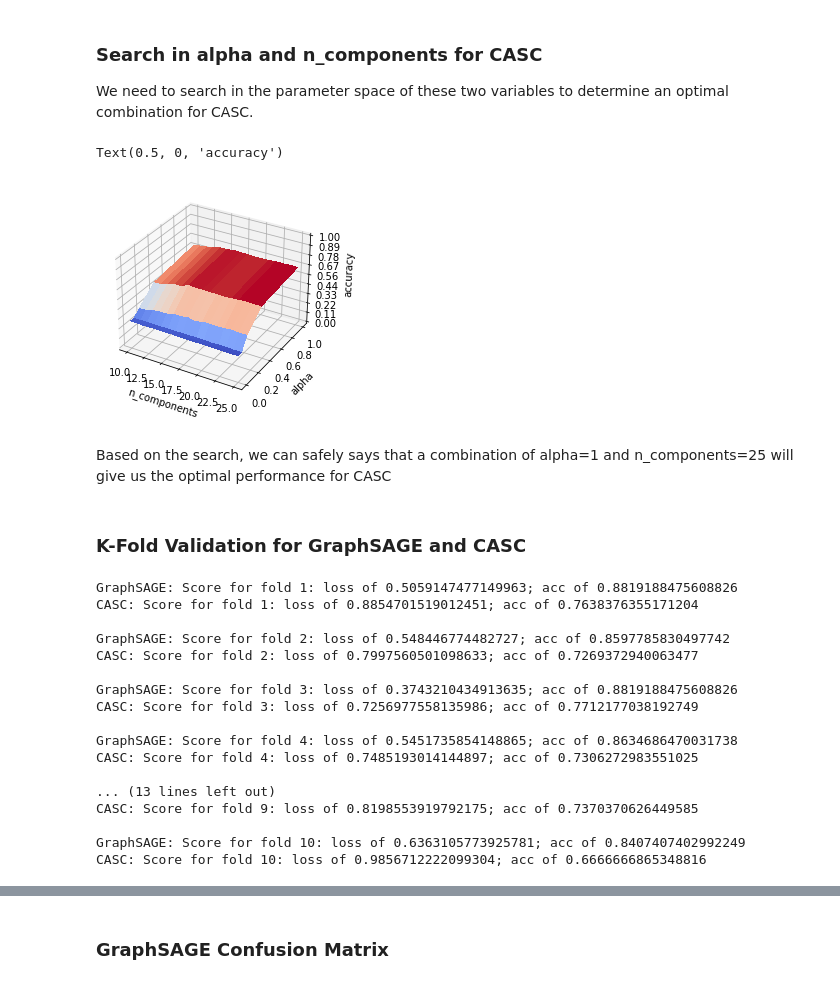
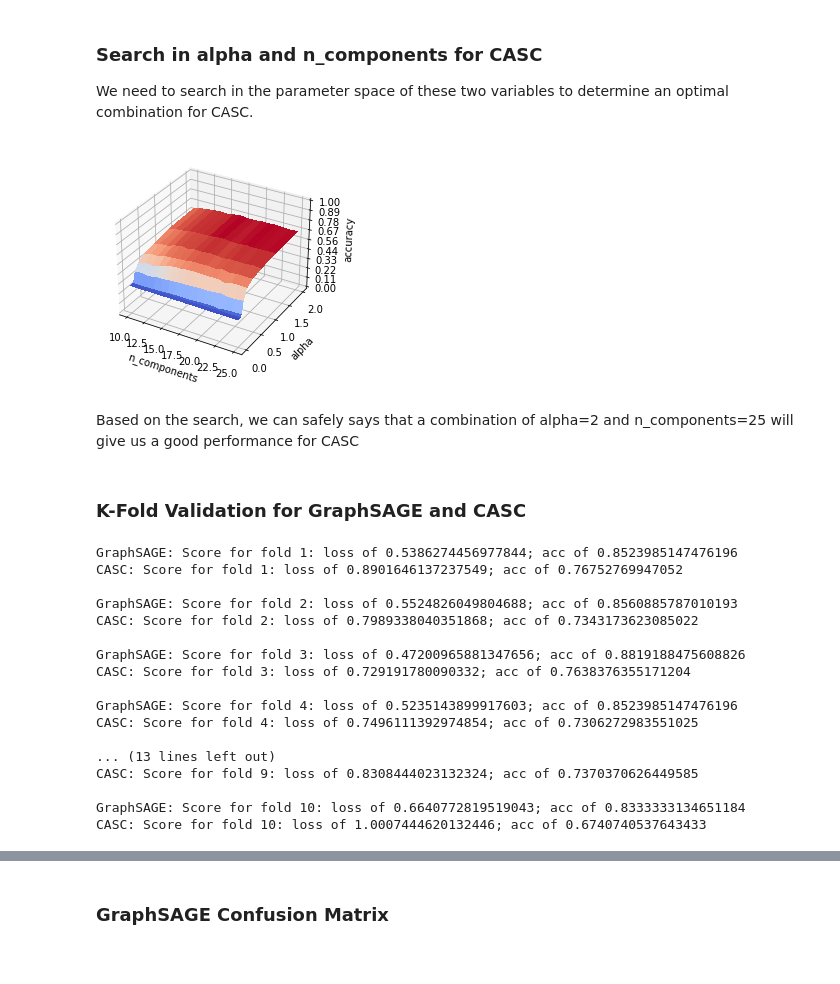
Before and after one commit to zeou1/blogs, a Jupyter notebook: _notebooks/2021-05-06-CASC-GraphSAGE.ipynb, the cells around one changed output, grey strips where cells are left out. Cells and saved outputs as stored; diff of their text form; code cells hidden in the pictures.

```diff
--- a/_notebooks/2021-05-06-CASC-GraphSAGE.ipynb
+++ b/_notebooks/2021-05-06-CASC-GraphSAGE.ipynb
@@ -45,3 +53,9 @@ G_SAGE, node_subjects_SAGE = dataset.load()
+# %%
+A = graspologic.utils.import_graph(G_SAGE.to_networkx())
+A = graspologic.utils.pass_to_ranks(A)
+X = G_SAGE.node_features()
+node_subjects_CASC = node_subjects_SAGE.reset_index()
+node_subjects_CASC = node_subjects_CASC['subject'].squeeze()
 # %% [markdown]
 ### Search in alpha and n_components for CASC
 
@@ -68,8 +82,8 @@ test_targets = target_encoding.transform(test_subjects)
 
 # Define the search range
 alpha_min=10e-5
-alpha_max=1
-alpha_num=10
+alpha_max=2
+alpha_num=20
 components_min=10
 components_max=25
 
@@ -79,44 +93,43 @@ components_range = range(components_min, components_max+1)
 
 test_loss = np.zeros((alpha_num, components_num))
 test_acc = np.zeros((alpha_num, components_num))
 
 for a, i in zip(alpha_range, range(0, alpha_num)):
+    case = CASE(alpha=a, assortative=True, n_components=components_max)
+    latents = case.fit_transform((A, X))
     for n, j in zip(components_range, range(0, components_num)):
-        case = CASE(alpha=a, assortative=True, n_components=n)
-        latents = case.fit_transform((A, X))
-        train_data = latents[train_subjects.index.values, :]
-        test_data = latents[test_subjects.index.values, :]
+        train_data = latents[train_subjects.index.values, 0:n]
+        test_data = latents[test_subjects.index.values, 0:n]
         model = Sequential(
             layers.Dense(units=train_targets.shape[1], activation="softmax")
         )
         model.compile(
             optimizer=optimizers.Adam(lr=0.03),
             loss=losses.categorical_crossentropy,
             metrics=["acc"],
         )
         model.fit(train_data, train_targets, epochs=50, verbose=0)
-        test_loss[i, j], test_acc[i, j] = model.evaluate(test_data,  test_targets,                  verbose=0)
+        test_loss[i, j], test_acc[i, j] = model.evaluate(test_data,  test_targets, verbose=0)
 
 components_range, alpha_range = np.meshgrid(components_range, alpha_range)
 fig = plt.figure()
 ax = plt.axes(projection='3d')
 
-surf = ax.plot_surface(components_range, alpha_range, test_acc, cmap=cm.coolwarm,               linewidth=0, antialiased=False)
+surf = ax.plot_surface(components_range, alpha_range, test_acc, cmap=cm.coolwarm, linewidth=0, antialiased=False)
 
 # Customize the z axis.
 ax.set_zlim(0, 1)
 ax.zaxis.set_major_locator(LinearLocator(10))
 # A StrMethodFormatter is used automatically
 ax.zaxis.set_major_formatter('{x:.02f}')
 
 ax.set_xlabel('n_components')
 ax.set_ylabel('alpha')
-ax.set_zlabel('accuracy')
+ax.set_zlabel('accuracy');
 # %% [output]
-Text(0.5, 0, 'accuracy')
-[figure, old version]
+[figure, new version]
 # %% [markdown]
-Based on the search, we can safely says that a combination of alpha=1 and n_components=25 will give us the optimal performance for CASC
+Based on the search, we can safely says that a combination of alpha=2 and n_components=25 will give us a good performance for CASC
 # %% [markdown]
 ### K-Fold Validation for GraphSAGE and CASC
 # %%
@@ -134,11 +147,11 @@ num_samples = [10, 5]
 generator = GraphSAGENodeGenerator(G_SAGE, batch_size, num_samples)
 
 # Parameters specific for CASC
-alpha = 1
+alpha = 2
 n_components = 25
 
 # Calculate latent positions for CASC
-case = CASE(alpha=alpha, assortative=False, n_components=n_components)
+case = CASE(alpha=alpha, assortative=True, n_components=n_components)
 latents = case.fit_transform((A, X))
 
 skf = model_selection.StratifiedKFold(n_splits=num_folds)
@@ -203,23 +216,23 @@ for train_index, test_index in skf.split(np.zeros(2708), node_subjects_CASC):
 
     print()
 # %% [output]
-GraphSAGE: Score for fold 1: loss of 0.5059147477149963; acc of 0.8819188475608826
-CASC: Score for fold 1: loss of 0.8854701519012451; acc of 0.7638376355171204
+GraphSAGE: Score for fold 1: loss of 0.5386274456977844; acc of 0.8523985147476196
+CASC: Score for fold 1: loss of 0.8901646137237549; acc of 0.76752769947052
 
-GraphSAGE: Score for fold 2: loss of 0.548446774482727; acc of 0.8597785830497742
-CASC: Score for fold 2: loss of 0.7997560501098633; acc of 0.7269372940063477
+GraphSAGE: Score for fold 2: loss of 0.5524826049804688; acc of 0.8560885787010193
+CASC: Score for fold 2: loss of 0.7989338040351868; acc of 0.7343173623085022
 
-GraphSAGE: Score for fold 3: loss of 0.3743210434913635; acc of 0.8819188475608826
-CASC: Score for fold 3: loss of 0.7256977558135986; acc of 0.7712177038192749
+GraphSAGE: Score for fold 3: loss of 0.47200965881347656; acc of 0.8819188475608826
+CASC: Score for fold 3: loss of 0.729191780090332; acc of 0.7638376355171204
 
-GraphSAGE: Score for fold 4: loss of 0.5451735854148865; acc of 0.8634686470031738
-CASC: Score for fold 4: loss of 0.7485193014144897; acc of 0.7306272983551025
+GraphSAGE: Score for fold 4: loss of 0.5235143899917603; acc of 0.8523985147476196
+CASC: Score for fold 4: loss of 0.7496111392974854; acc of 0.7306272983551025
 
 ... (13 lines left out)
-CASC: Score for fold 9: loss of 0.8198553919792175; acc of 0.7370370626449585
+CASC: Score for fold 9: loss of 0.8308444023132324; acc of 0.7370370626449585
 
-GraphSAGE: Score for fold 10: loss of 0.6363105773925781; acc of 0.8407407402992249
-CASC: Score for fold 10: loss of 0.9856712222099304; acc of 0.6666666865348816
+GraphSAGE: Score for fold 10: loss of 0.6640772819519043; acc of 0.8333333134651184
+CASC: Score for fold 10: loss of 1.0007444620132446; acc of 0.6740740537643433
 # %%
 ax = plt.gca()
 for i in range(0, 10):
```
Also changed, not shown: parts of 30 cells of this notebook.
